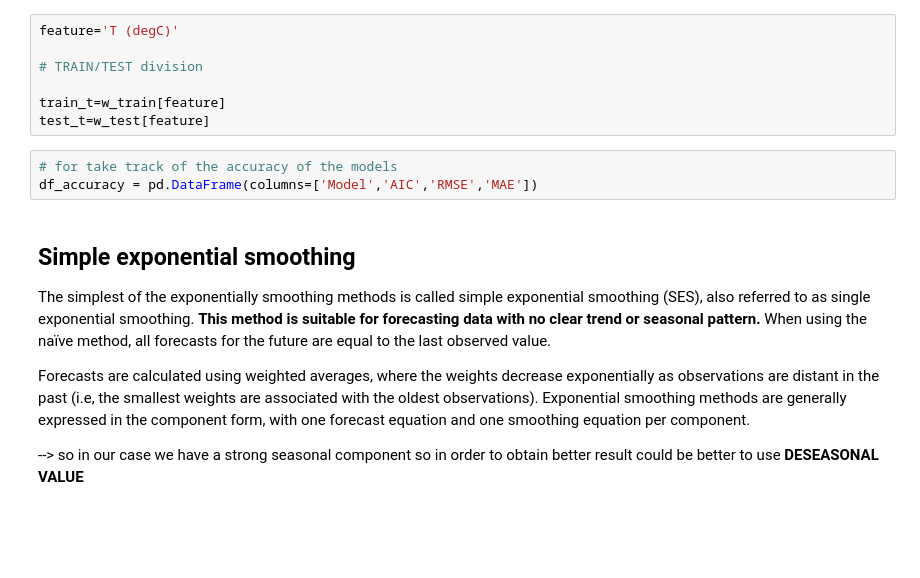
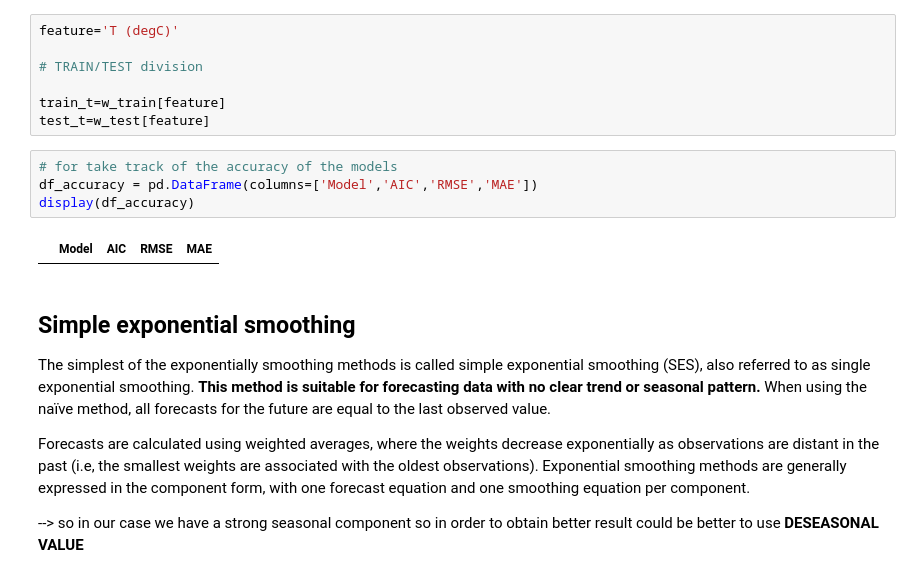
Before and after one commit to alelovo/StatisticalModels_project, a Jupyter notebook: ETS_MODELS.ipynb, the cells around one changed output. Saved outputs shown, nothing was run; the diff lists cells and outputs as text; blank space fills up the shorter version.

```diff
--- a/ETS_MODELS.ipynb
+++ b/ETS_MODELS.ipynb
@@ -47,6 +47,9 @@ test_t=w_test[feature]
 # %%
 # for take track of the accuracy of the models
 df_accuracy = pd.DataFrame(columns=['Model','AIC','RMSE','MAE'])
+display(df_accuracy)
+# %% [output]
+|  | Model | AIC | RMSE | MAE |
 # %% [markdown]
 ## Simple exponential smoothing
 
```
Also changed, not shown: parts of 8 cells of this notebook, 2 other files.
